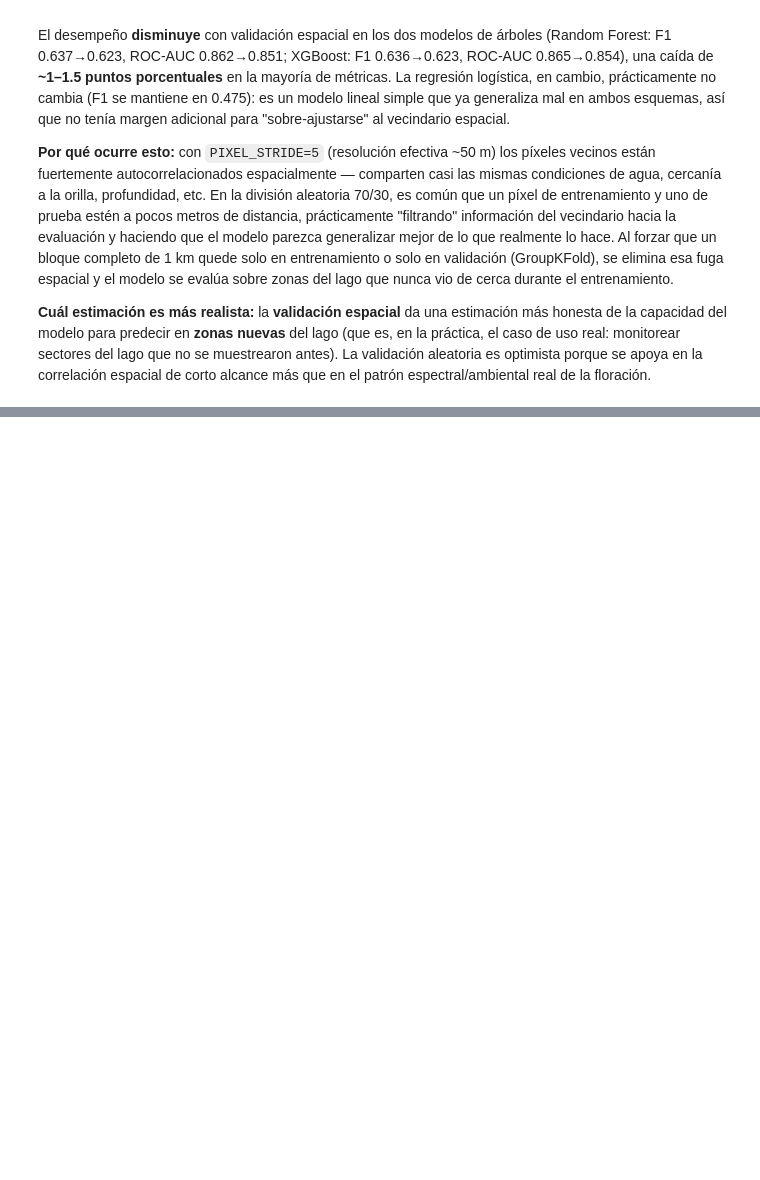
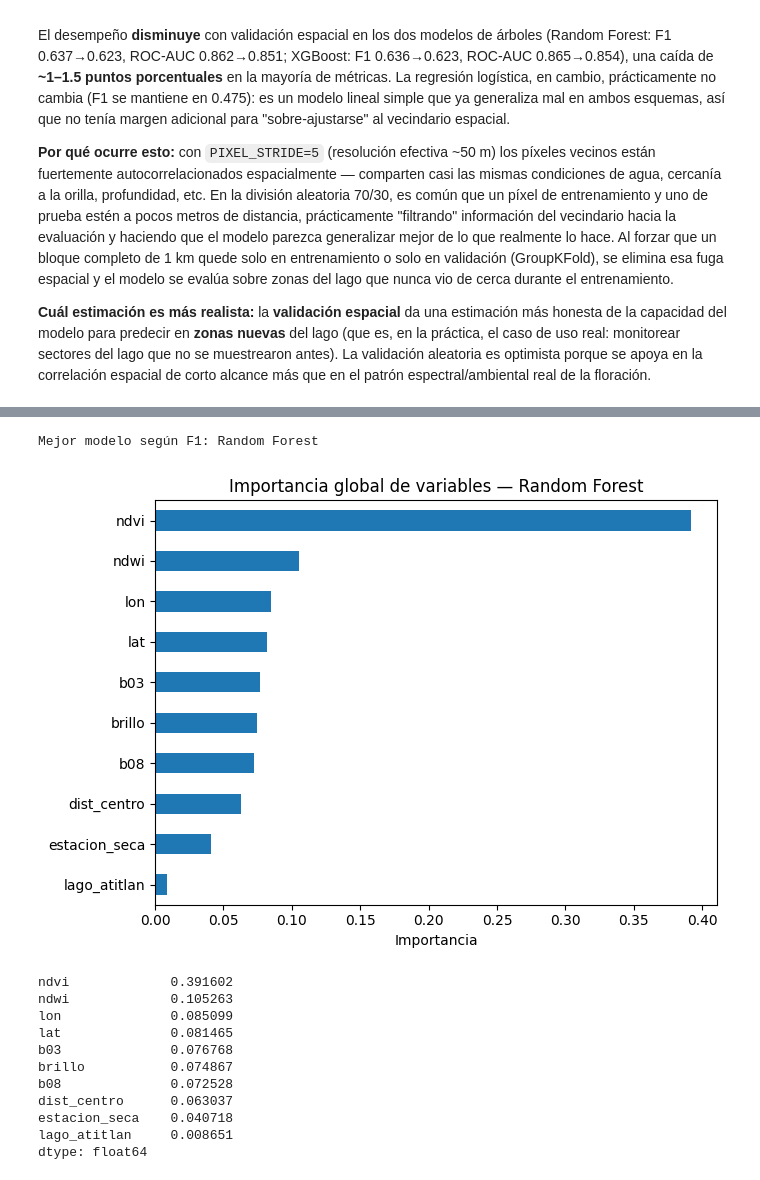
Before and after one commit to Ikeel04/Labs-DS, a Jupyter notebook: Lab4/Laboratorio4_Parte2.ipynb, the cells around one changed output, grey strips where cells are left out. Drawn from its saved outputs; the diff is of its cells as text; code cells hidden in the pictures; blank space fills up the shorter version.

```diff
--- a/Lab4/Laboratorio4_Parte2.ipynb
+++ b/Lab4/Laboratorio4_Parte2.ipynb
@@ -1031,0 +1239,42 @@ El desempeño **disminuye** con validación espacial en los dos modelos de árbo
+# %%
+mejor_modelo_nombre = tabla_metricas["f1"].idxmax()
+mejor_modelo = modelos_finales[mejor_modelo_nombre]
+print("Mejor modelo según F1:", mejor_modelo_nombre)
+
+if hasattr(mejor_modelo, "feature_importances_"):
+    importancias = pd.Series(mejor_modelo.feature_importances_, index=X_train.columns)
+elif hasattr(mejor_modelo, "named_steps"):
+    importancias = pd.Series(
+        np.abs(mejor_modelo.named_steps["clf"].coef_[0]), index=X_train.columns
+    )
+else:
+    importancias = pd.Series(np.abs(mejor_modelo.coef_[0]), index=X_train.columns)
+
+importancias = importancias.sort_values(ascending=False)
+
+fig, ax = plt.subplots(figsize=(7, 5))
+importancias.plot(kind="barh", ax=ax)
+ax.invert_yaxis()
+ax.set_xlabel(
+    "Importancia" if hasattr(mejor_modelo, "feature_importances_") else "|Coeficiente| (estandarizado)"
+)
+ax.set_title(f"Importancia global de variables — {mejor_modelo_nombre}")
+plt.tight_layout()
+plt.savefig("data/importancia_variables.png")
+plt.show()
+
+display(importancias)
+# %% [output]
+Mejor modelo según F1: Random Forest
+[figure, added]
+ndvi             0.391602
+ndwi             0.105263
+lon              0.085099
+lat              0.081465
+b03              0.076768
+brillo           0.074867
+b08              0.072528
+dist_centro      0.063037
+estacion_seca    0.040718
+lago_atitlan     0.008651
+dtype: float64
```
Also changed, not shown: parts of 28 cells of this notebook, 1 other file.
